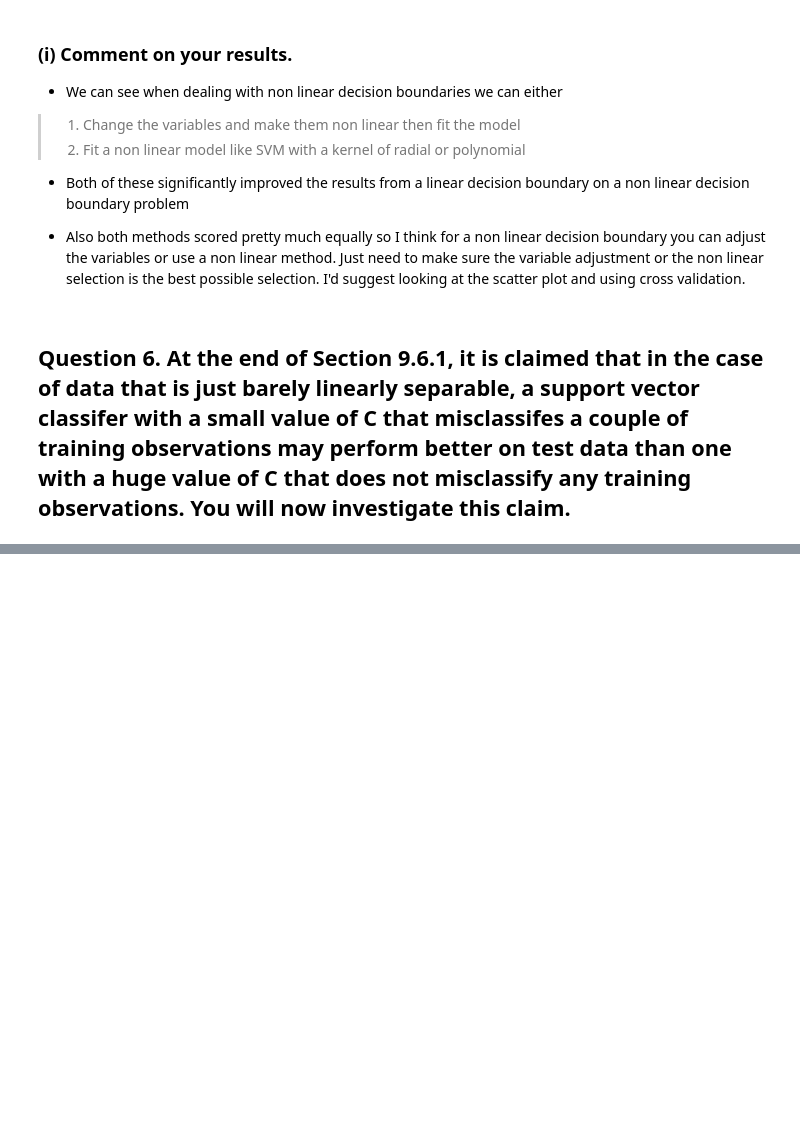
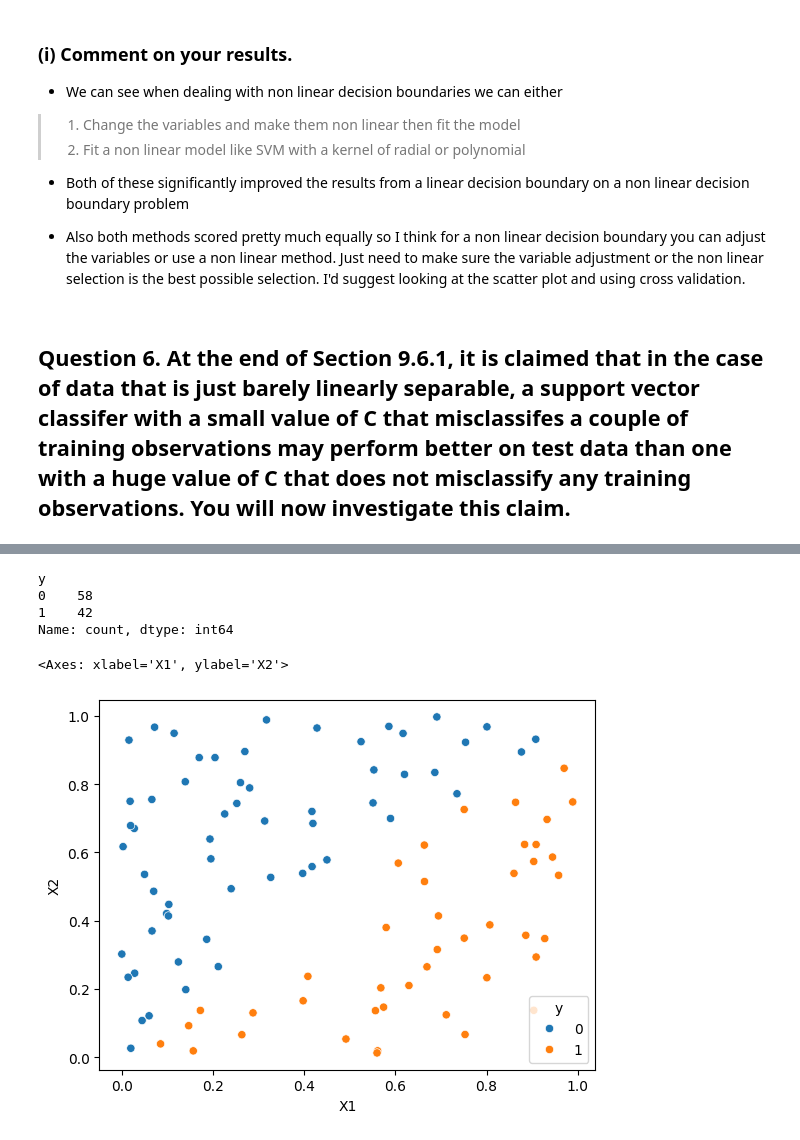
Before and after one commit to robertS961/Introduction_to_Statistical_Learning, a Jupyter notebook: Chapter9/C9Applied.ipynb, the cells around one changed output, grey strips where cells are left out. Cells and saved outputs as stored; diff of their text form; code cells hidden in the pictures; blank space fills up the shorter version.

```diff
--- a/Chapter9/C9Applied.ipynb
+++ b/Chapter9/C9Applied.ipynb
@@ -336,0 +339,6 @@ SVM ACtualy Score using Poly Degree 2 Kernel 0.96
+# %%
+np.random.seed(1)
+X = np.random.rand(100,2)
+X_df = pd.DataFrame(X, columns = ['X1', 'X2'])
+X_df['y'] = np.where(X_df['X1'] - X_df['X2'] > 0, 1, 0)
+X_df
@@ -336,0 +359,12 @@ SVM ACtualy Score using Poly Degree 2 Kernel 0.96
+# %%
+X_df['y'].value_counts()
+# %% [output]
+y
+0    58
+1    42
+Name: count, dtype: int64
+# %%
+sns.scatterplot(data = X_df, x = 'X1', y = 'X2', hue = 'y')
+# %% [output]
+<Axes: xlabel='X1', ylabel='X2'>
+[figure, added]
```
Also changed, not shown: parts of 65 cells of this notebook.
